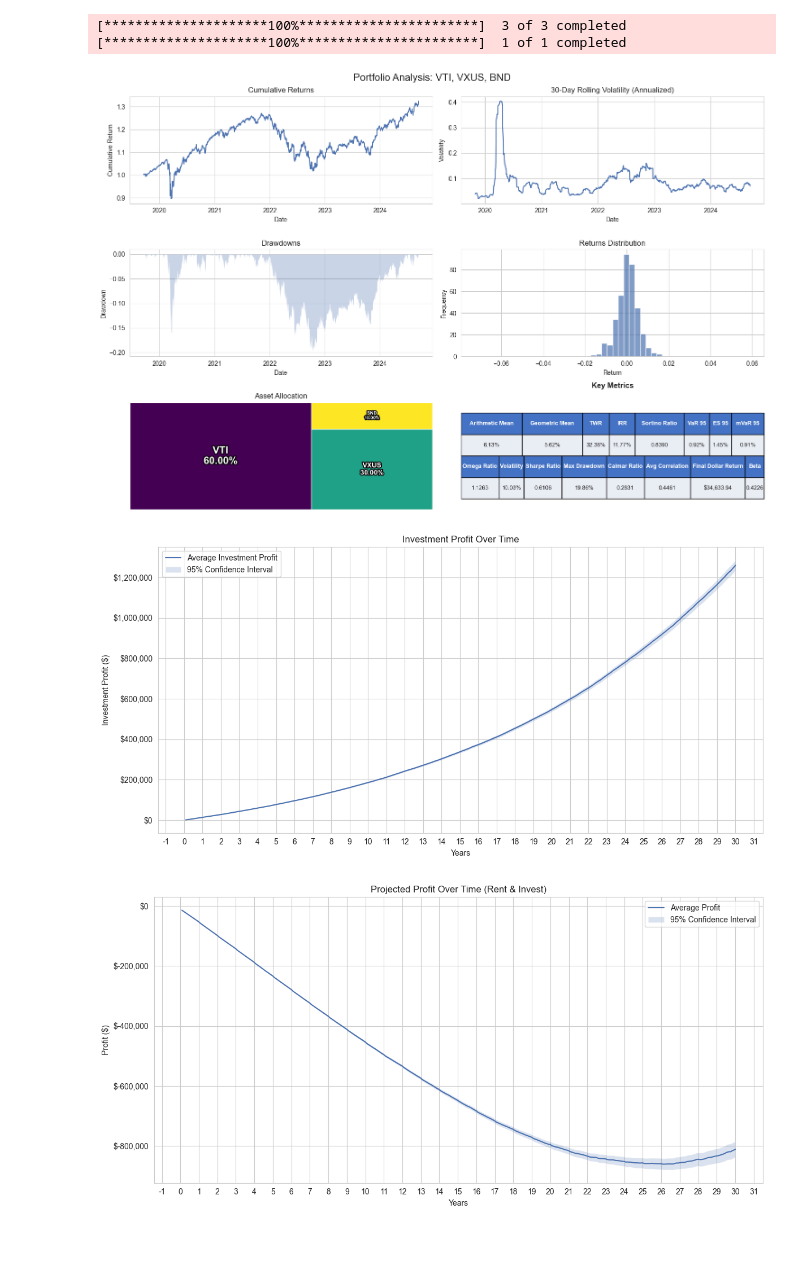
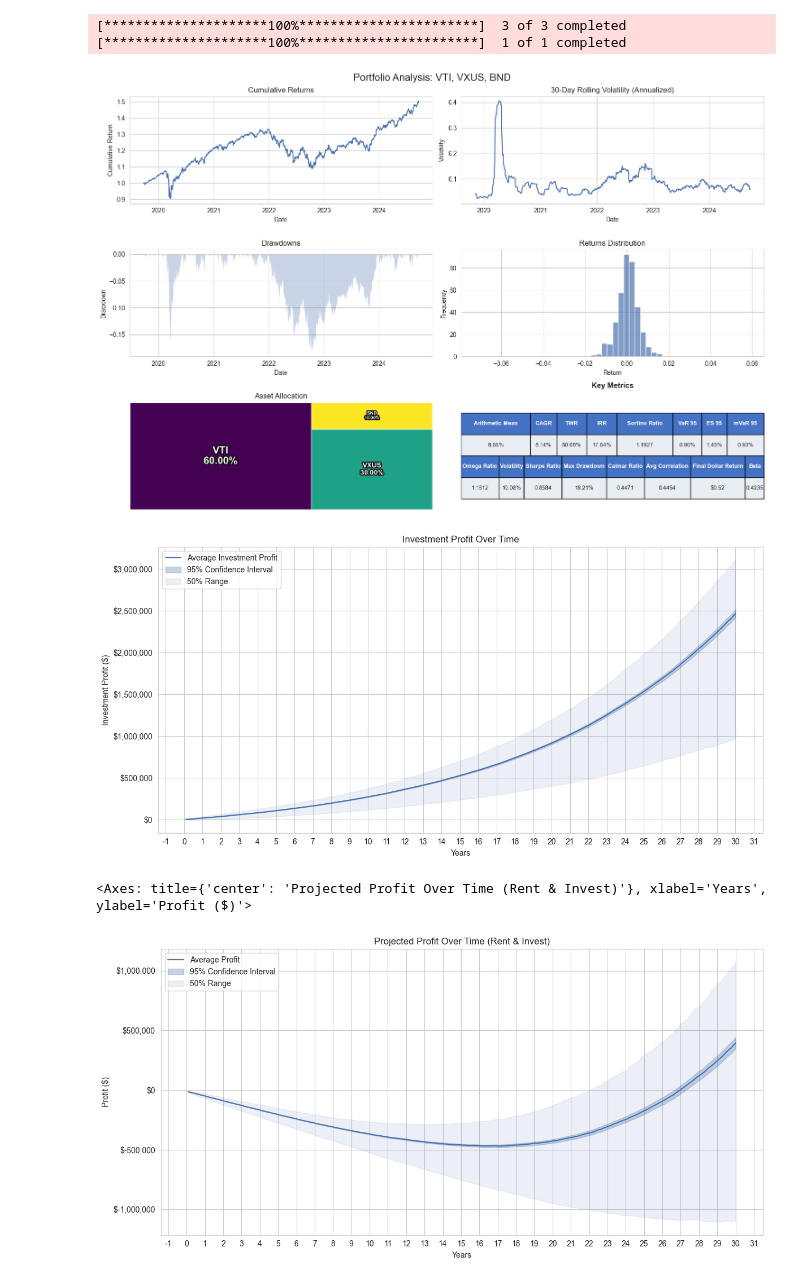
Before and after one commit to jcreinhold/nyc-home-cost-calculator, a Jupyter notebook: notebooks/example.ipynb, the cells around one changed output. Drawn from its saved outputs; the diff is of its cells as text; code cells hidden in the pictures; blank space fills up the shorter version.

Commit message:
Make appreciation rate in nominal terms for consistency, add plotting functionality for ranges

```diff
--- a/notebooks/example.ipynb
+++ b/notebooks/example.ipynb
@@ -96,12 +101,12 @@ rent_results.export_to_excel("rental-costs.xlsx")
 # %%
-portfolio = Portfolio(["VTI", "VXUS", "BND"], weights=[0.6, 0.3, 0.1])
+portfolio = Portfolio(["VTI", "VXUS", "BND"], weights=[0.6, 0.3, 0.1], reinvest_distributions=True)
 # %% [output]
 [*********************100%***********************]  3 of 3 completed
 [*********************100%***********************]  1 of 1 completed
 # %%
 _ = portfolio.plot_portfolio()
 # %% [output]
-[figure, old version]
+[figure, new version]
 # %%
 investment_calculator = InvestmentCalculator.from_portfolio(
     portfolio, initial_investment=down_payment, total_years=30, degrees_of_freedom=4, simulations=10_000, rng=rng
@@ -115,17 +120,19 @@ investment_results.plot(
     title="Investment Profit Over Time",
     ylabel="Investment Profit ($)",
     label="Average Investment Profit",
+    quantile_range=(0.25, 0.75),
 )
 
 # Save the results to an Excel spreadsheet
 investment_results.export_to_excel("investment-costs.xlsx")
 # %% [output]
-[figure, old version]
+[figure, new version]
 # %%
 # Combine the rent results and investment results to compare with home ownership with rent + investment.
 rent_and_invest_results = rent_results + investment_results
 
 # Plot the results
-rent_and_invest_results.plot(title="Projected Profit Over Time (Rent & Invest)")
+rent_and_invest_results.plot(title="Projected Profit Over Time (Rent & Invest)", quantile_range=(0.25, 0.75))
 # %% [output]
+<Axes: title={'center': 'Projected Profit Over Time (Rent & Invest)'}, xlabel='Years', ylabel='Profit ($)'>
-[figure, old version]
+[figure, new version]
```
Also changed, not shown: parts of 7 cells of this notebook, 3 other files.
